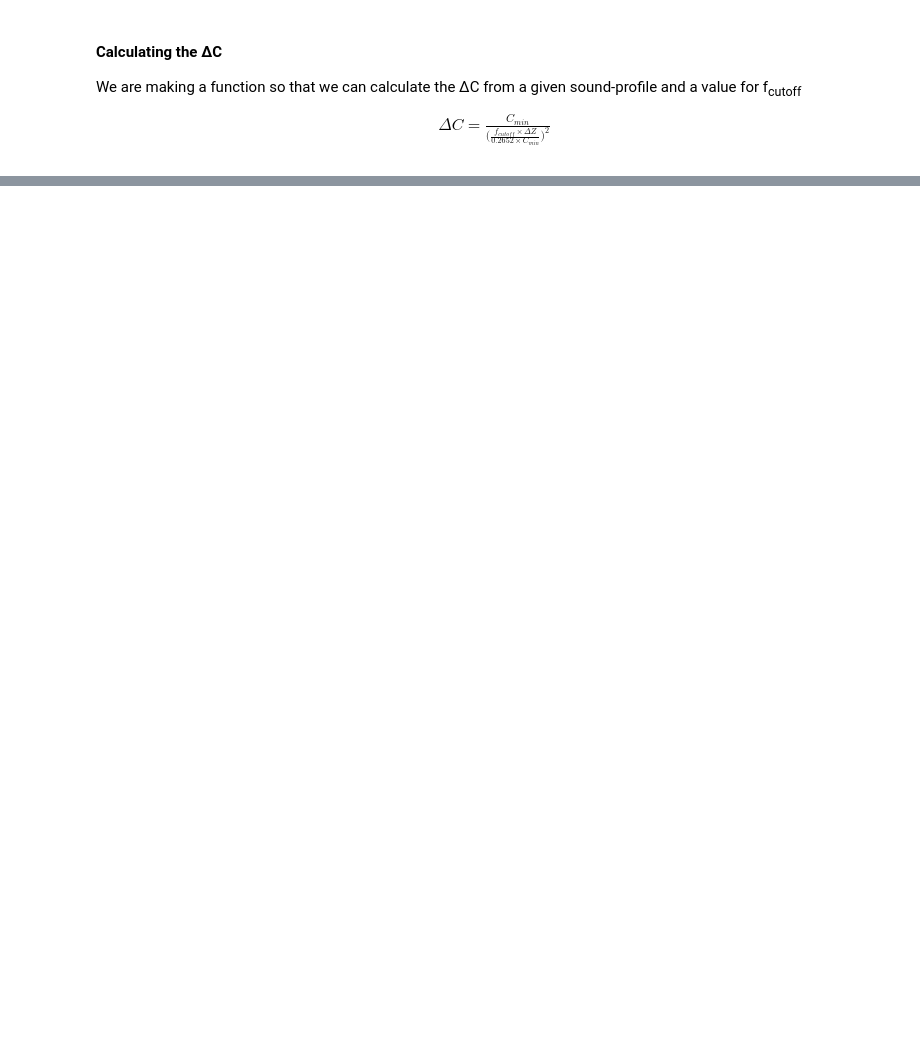
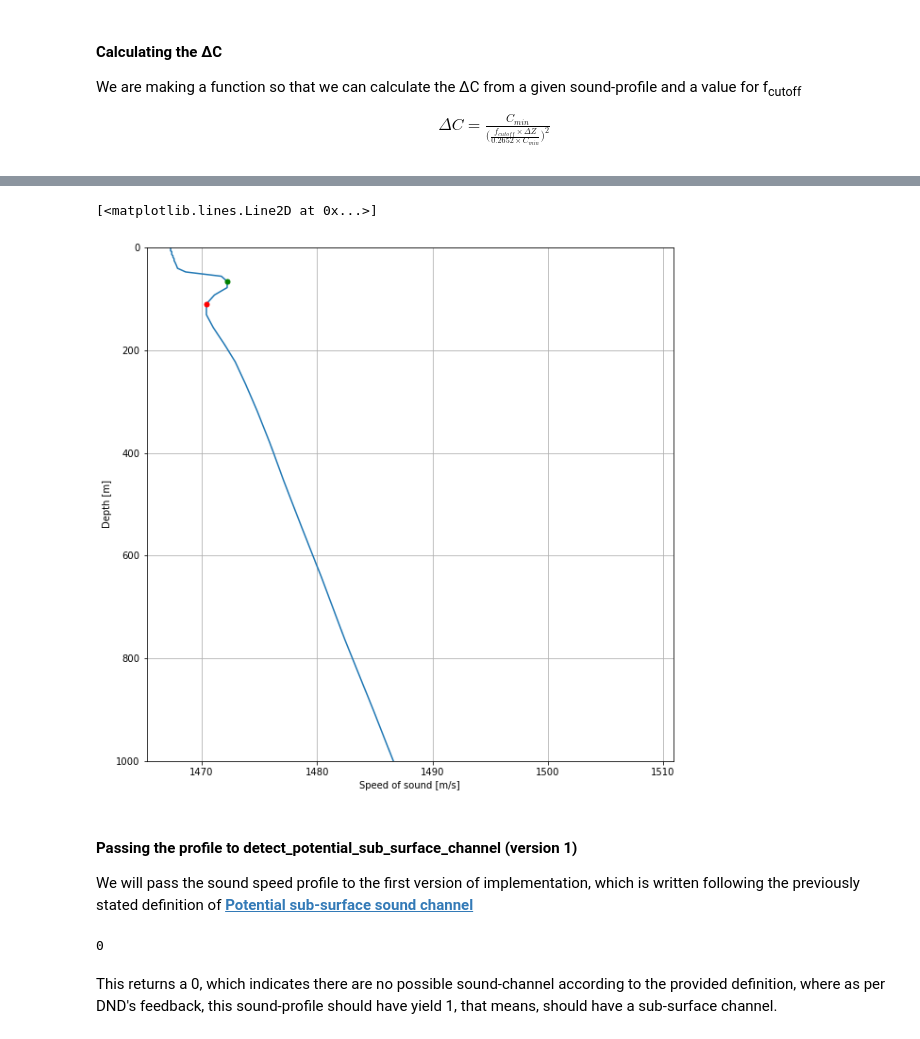
Before and after one commit to BaruaSourav/Ocean-Nav, a Jupyter notebook: Potential Sub Surface channel.ipynb, the cells around one changed output, grey strips where cells are left out. Saved outputs shown, nothing was run; the diff lists cells and outputs as text; code cells hidden in the pictures; blank space fills up the shorter version.

Commit message:
Added all variant of the implementation

```diff
--- a/Potential Sub Surface channel.ipynb
+++ b/Potential Sub Surface channel.ipynb
@@ -254,0 +395,32 @@ calculate_del_C(depth,sspeed, f_cutoff)
+# %%
+## reading the sound speed profile
+sound_speed_profile = pd.read_csv("sample-pssc-profiles/ts_giops_day_2021-02-01T16 14 10.909373_require_feedback.csv", header=2)
+depth = sound_speed_profile['Depth (m)']
+sspeed = sound_speed_profile['Sound Speed']
+# finding minima and maxima in the profile
+profile_np = np.array(sound_speed_profile['Sound Speed'])
+local_minima = sp.find_peaks(-profile_np) # get the index array of local minima
+local_minima =local_minima[0]
+local_maxima = sp.find_peaks(profile_np) # get the index array of the local maxima
+local_maxima = local_maxima[0]
+# plotting the profile
+fig, ax = plt.subplots(1,1,figsize=(10,10))
+ax.plot(sound_speed_profile['Sound Speed'], sound_speed_profile['Depth (m)'])
+ax.grid(True)
+ax.set_ylim([1000,0])
+ax.set_ylabel('Depth [m]')
+ax.set_xlabel('Speed of sound [m/s]')
+ax.plot(sound_speed_profile['Sound Speed'][local_minima],sound_speed_profile['Depth (m)'][local_minima],'r.',markersize=10)
+ax.plot(sound_speed_profile['Sound Speed'][local_maxima],sound_speed_profile['Depth (m)'][local_maxima],'g.',markersize=10)
+# %% [output]
+[<matplotlib.lines.Line2D at 0x...>]
+[figure, added]
+# %% [markdown]
+#### Passing the profile to detect_potential_sub_surface_channel (version 1)
+We will pass the sound speed profile to the first version of implementation, which is written following the previously stated definition of [**Potential sub-surface sound channel**](#-potential-sub-surface-channel)
+# %%
+detect_potential_sub_surface_channel(depth, sspeed)
+# %% [output]
+0
+# %% [markdown]
+This returns a 0, which indicates there are no possible sound-channel according to the provided definition, where as per DND's feedback, this sound-profile should have yield 1, that means, should have a sub-surface channel.
```
Also changed, not shown: parts of 19 cells of this notebook.
